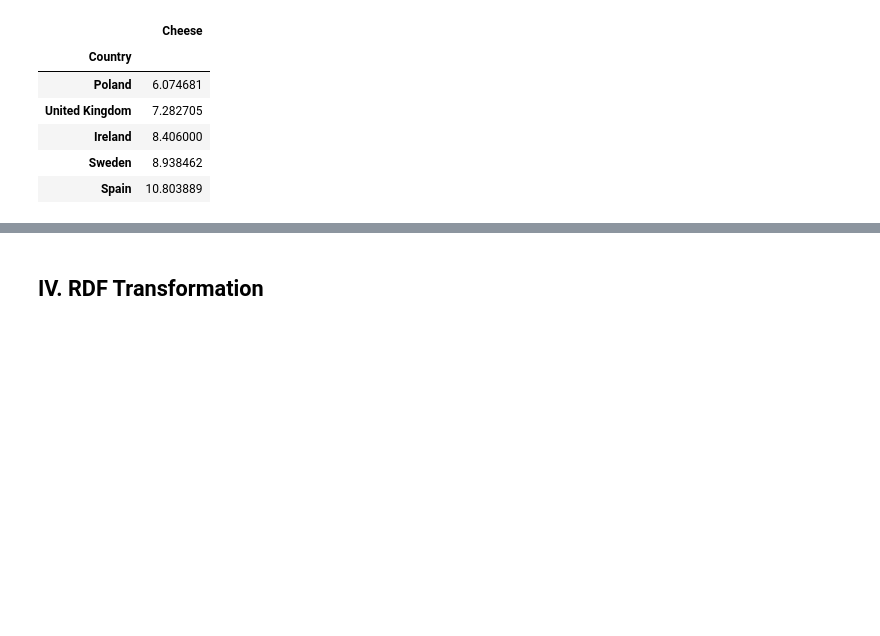
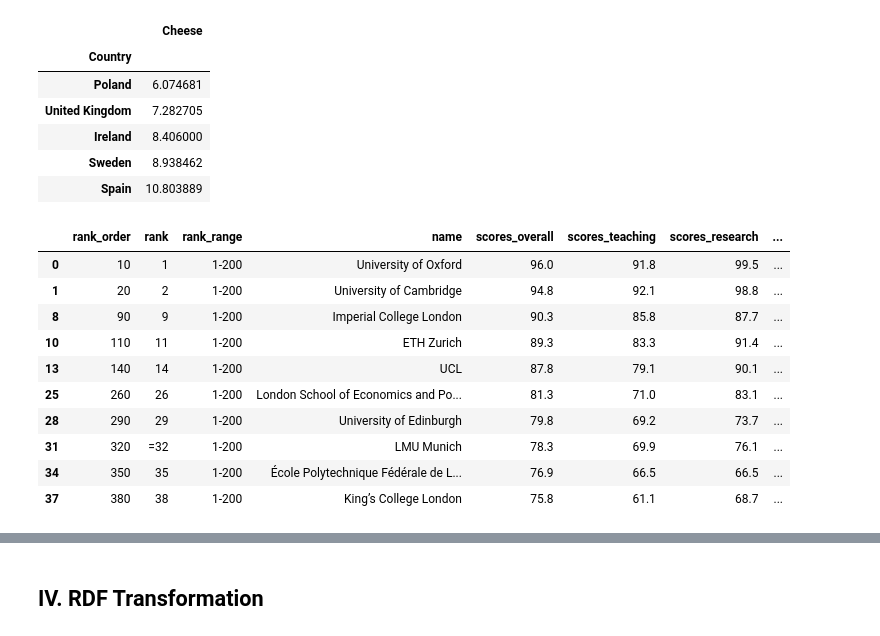
Before and after one commit to tatouti/DatabasePD, a Jupyter notebook: Erasmus_DataAnalysis.ipynb, the cells around one changed output, grey strips where cells are left out. Drawn from its saved outputs; the diff is of its cells as text; code cells hidden in the pictures; blank space fills up the shorter version.

```diff
--- a/Erasmus_DataAnalysis.ipynb
+++ b/Erasmus_DataAnalysis.ipynb
@@ -627,3 +596,26 @@ display(cofFr[cofFr["Country"].isin(erasmusFR.index)].groupby('Country').mean().
 | Ireland | 8.406000 |
 | Sweden | 8.938462 |
 | Spain | 10.803889 |
+# %%
+import awoc
+# Initialize the AWOC class.
+my_world = awoc.AWOC()
+
+# Let's retrieve the full list of nations of Europe.
+countries_of_europe = my_world.get_countries_list_of('Europe')
+
+# Show unies only in Europe
+rankEU=rank2019[rank2019['location'].isin(countries_of_europe)]
+rankEU.head(10)
+# %% [output]
+|  | rank_order | rank | rank_range | name | scores_overall | scores_teaching | scores_research | ... |
+| 0 | 10 | 1 | 1-200 | University of Oxford | 96.0 | 91.8 | 99.5 | ... |
+| 1 | 20 | 2 | 1-200 | University of Cambridge | 94.8 | 92.1 | 98.8 | ... |
+| 8 | 90 | 9 | 1-200 | Imperial College London | 90.3 | 85.8 | 87.7 | ... |
+| 10 | 110 | 11 | 1-200 | ETH Zurich | 89.3 | 83.3 | 91.4 | ... |
+| 13 | 140 | 14 | 1-200 | UCL | 87.8 | 79.1 | 90.1 | ... |
+| 25 | 260 | 26 | 1-200 | London School of Economics and Po... | 81.3 | 71.0 | 83.1 | ... |
+| 28 | 290 | 29 | 1-200 | University of Edinburgh | 79.8 | 69.2 | 73.7 | ... |
+| 31 | 320 | =32 | 1-200 | LMU Munich | 78.3 | 69.9 | 76.1 | ... |
+| 34 | 350 | 35 | 1-200 | École Polytechnique Fédérale de L... | 76.9 | 66.5 | 66.5 | ... |
+| 37 | 380 | 38 | 1-200 | King’s College London | 75.8 | 61.1 | 68.7 | ... |
```
Also changed, not shown: parts of 5 cells of this notebook.
